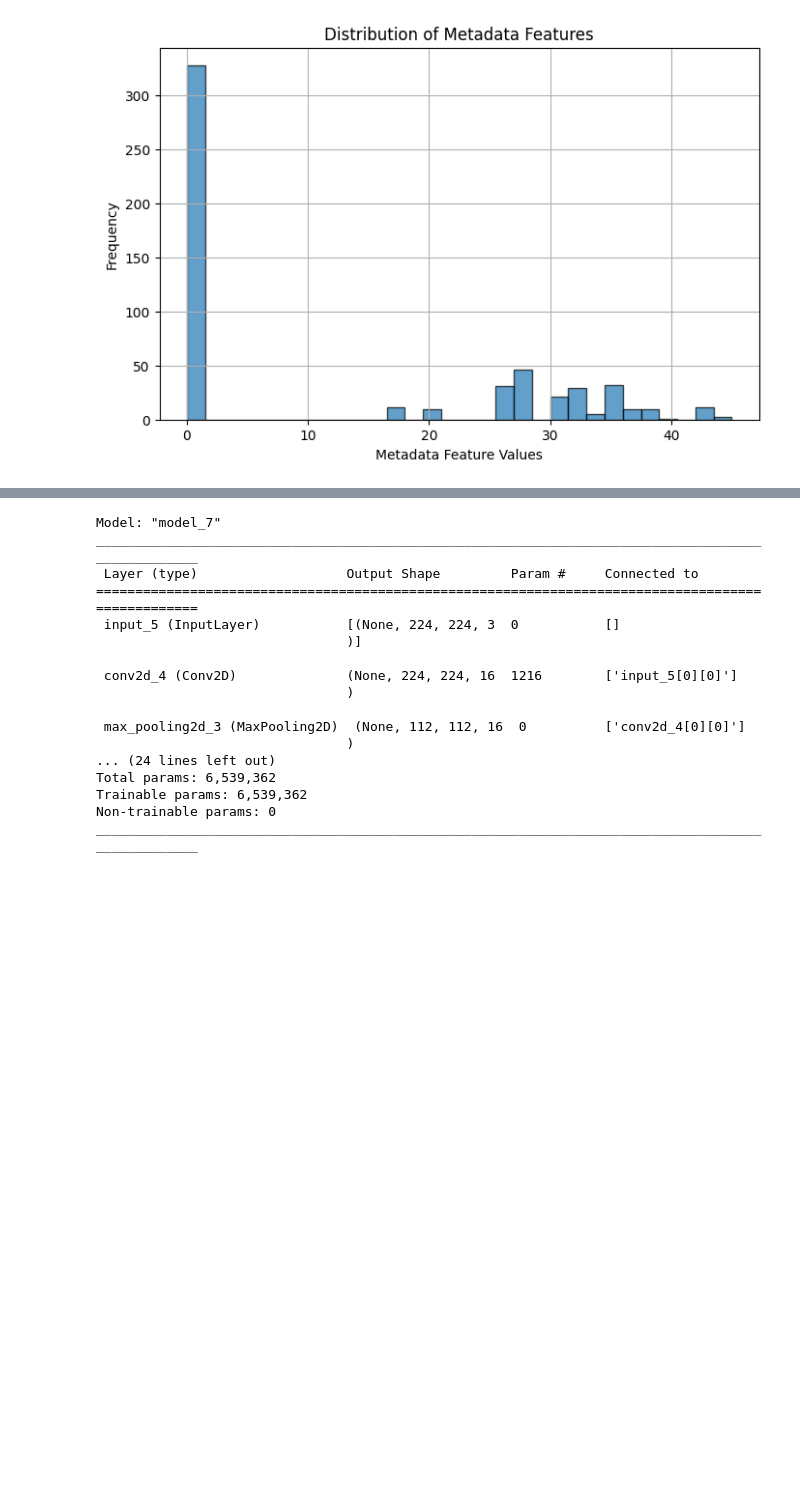
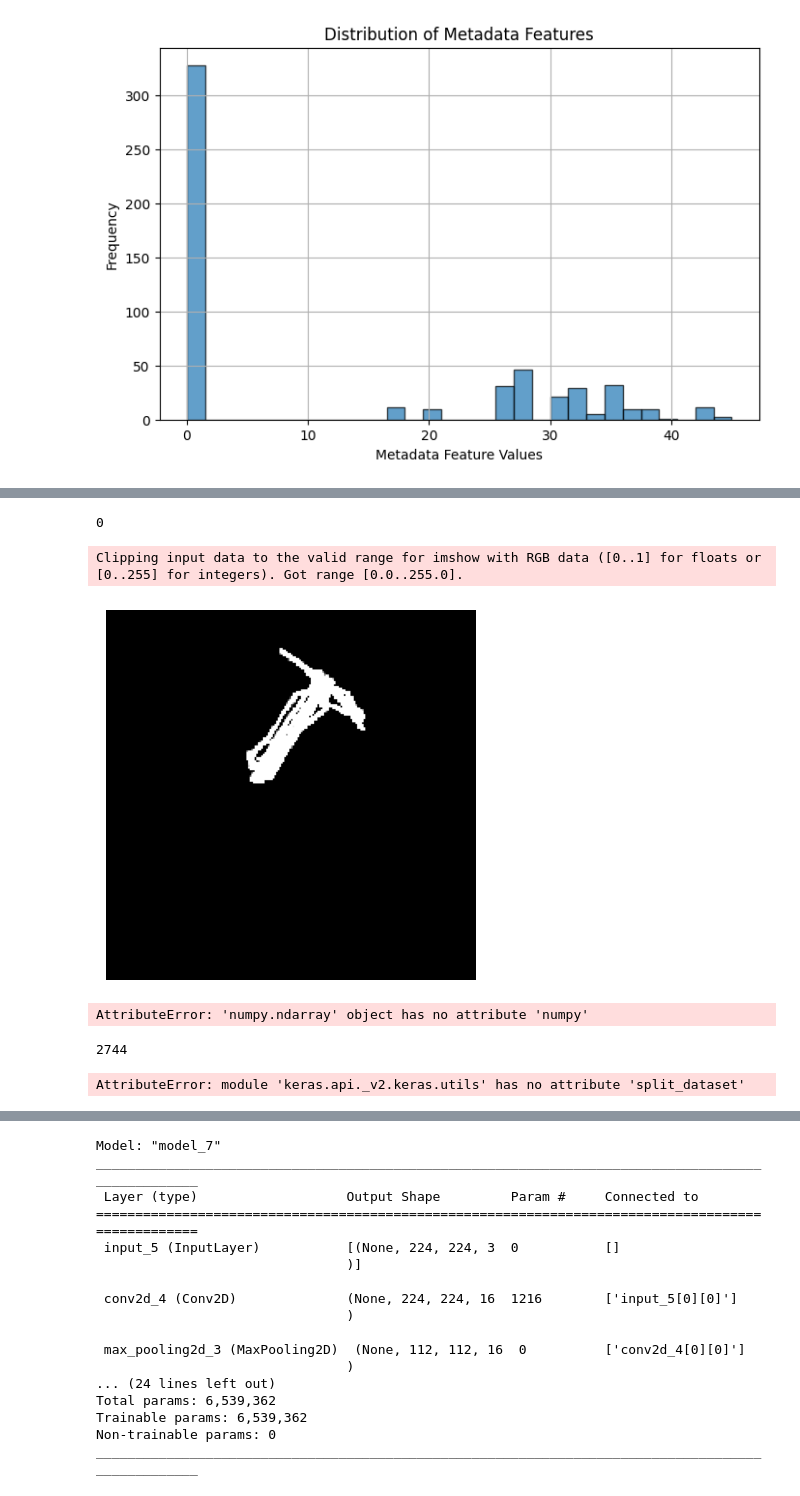
Before and after one commit to rkishibe/diaggaze, a Jupyter notebook: autism/autism2.ipynb, the cells around one changed output, grey strips where cells are left out. Saved outputs shown, nothing was run; the diff lists cells and outputs as text; code cells hidden in the pictures; blank space fills up the shorter version.

```diff
--- a/autism/autism2.ipynb
+++ b/autism/autism2.ipynb
@@ -410,7 +391,7 @@ data, labels = preprocess_dataset(data, labels, target_size=input_shape, color=T
 # Define Data Augmentation Pipeline
 data_augmentation = tf.keras.Sequential([
     layers.RandomFlip("horizontal_and_vertical"),
-    layers.RandomRotation(0.2),
+    layers.RandomRotation(0.2, interpolation="nearest"),
     layers.RandomZoom(0.1),
 ])
 
@@ -438,7 +419,7 @@ def augment_multiple_times(data, labels, metadata_features, augmentations=5, bat
 
         # Get current batch
         batch_data = data[i:i+batch_size]
-        batch_data = tf.squeeze(batch_data, axis=-1)  # Remove the last channel
+        #batch_data = tf.squeeze(batch_data, axis=-1)  # Remove the last channel
         batch_labels = labels[i:i+batch_size]
         batch_metadata = metadata_features[i:i+batch_size]
 
@@ -456,4 +437,4 @@ def augment_multiple_times(data, labels, metadata_features, augmentations=5, bat
     return augmented_images, augmented_labels, augmented_metadata
 # %%
 with tf.device('/CPU:0'):
-    augmented_data, augmented_labels, augmented_metadata = augment_multiple_times(data, labels, metadata_features, augmentations=5, batch_size=batch_size)
+    augmented_data, augmented_labels, augmented_metadata = augment_multiple_times(data, labels, metadata_features, augmentations=10, batch_size=batch_size)
@@ -494,3 +478,23 @@ with tf.device('/CPU:0'):
 #     save_dataset(pre_pca_combined, "autism2_dataset")
 # %%
 #pre_pca_combined= load_dataset("autism2_dataset")
+# %%
+gc.collect()
+# %% [output]
+0
+# %%
+with tf.device('/CPU:0'):
+    show_image(combined_data[1000])
+# %% [output]
+Clipping input data to the valid range for imshow with RGB data ([0..1] for floats or [0..255] for integers). Got range [0.0..255.0].
+[figure, added]
+# %%
+combined_data = combined_data.numpy()  # Convert to numpy array
+combined_labels = combined_labels.numpy()  # Convert to numpy array
+combined_metadata = combined_metadata.numpy()  # Convert to numpy array
+# %% [output]
+AttributeError: 'numpy.ndarray' object has no attribute 'numpy'
+# %%
+gc.collect()
+# %% [output]
+2744
@@ -497,16 +521,18 @@ with tf.device('/CPU:0'):
 # %%
-with tf.device('/CPU:0'):
-    train_dataset, test_dataset = tf.keras.utils.split_dataset(
-        pre_pca_combined,
-        left_size=0.8,
-        shuffle=True,
-        seed=42,
-        #stratify=y_labels
-    )
+# with tf.device('/CPU:0'):
+#     train_dataset, test_dataset = tf.keras.utils.split_dataset(
+#         pre_pca_combined,
+#         left_size=0.8,
+#         shuffle=True,
+#         seed=42,
+#         #stratify=y_labels
+#     )
 
-    train_dataset, val_dataset = tf.keras.utils.split_dataset(
-        train_dataset,
-        left_size=0.8,
-        shuffle=True,
-        seed=42
-    )
+#     train_dataset, val_dataset = tf.keras.utils.split_dataset(
+#         train_dataset,
+#         left_size=0.8,
+#         shuffle=True,
+#         seed=42
+#     )
+# %% [output]
+AttributeError: module 'keras.api._v2.keras.utils' has no attribute 'split_dataset'
```
Also changed, not shown: parts of 79 cells of this notebook.
